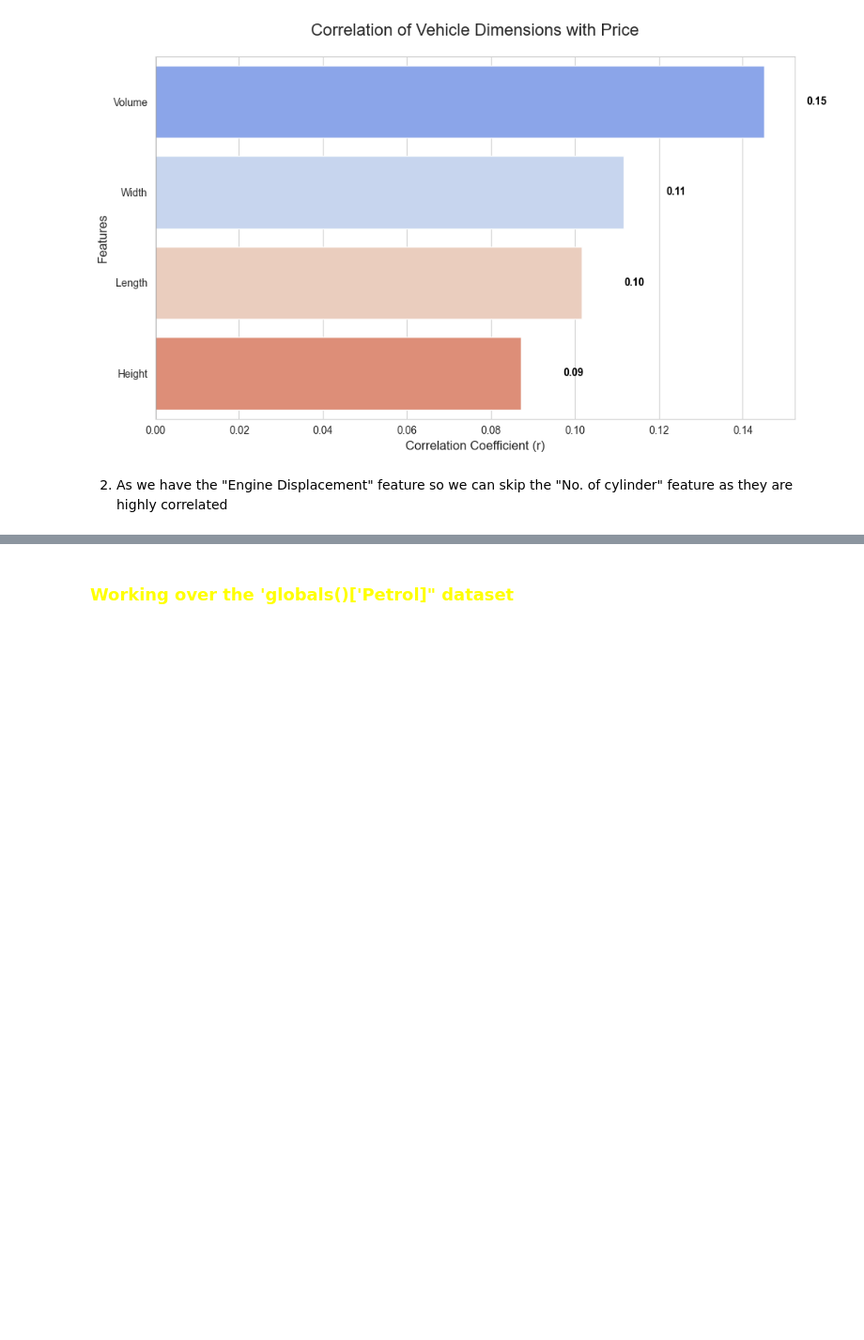
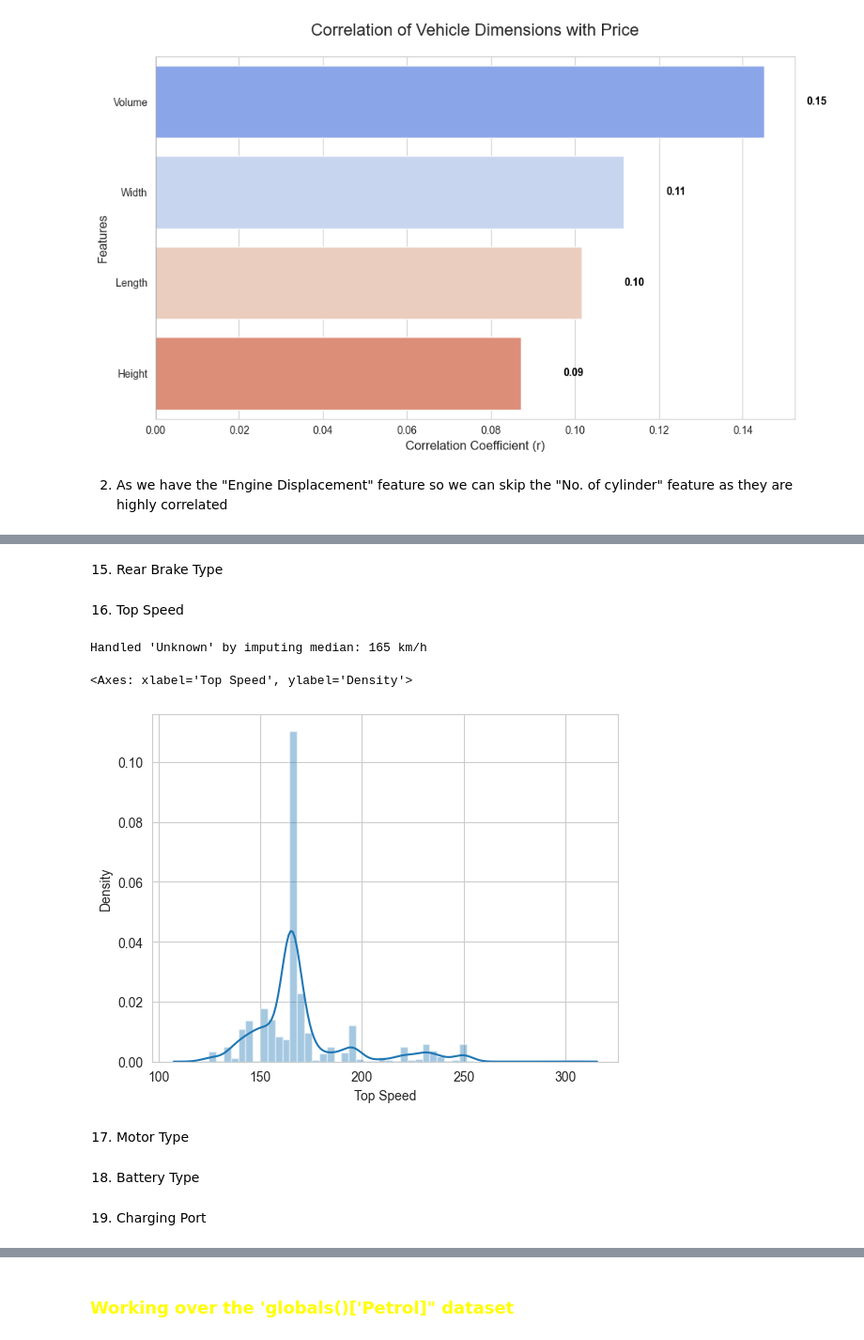
Before and after one commit to SumanGouda/Predict-Car-Price, a Jupyter notebook: web scraping/MUMBAI/feature engineering/cleaning.ipynb, the cells around one changed output, grey strips where cells are left out. Shown at 94% size. Drawn from its saved outputs; the diff is of its cells as text; code cells hidden in the pictures; blank space fills up the shorter version.

```diff
--- a/web scraping/MUMBAI/feature engineering/cleaning.ipynb
+++ b/web scraping/MUMBAI/feature engineering/cleaning.ipynb
@@ -62,0 +243,11 @@ df.drop("No. of Cylinders", axis=1, inplace=True)
+# %%
+column_map = {
+    'Fixed': 0,
+    'Collapsible/Fixed': 0,
+    'Tilt Only': 1,
+    'Tilt and Telescopic': 2,
+    'Power Adjustable': 3
+}
+
+# 2. Apply the mapping to create the cleaned feature
+df['Steering Column'] = df['Steering Column'].map(column_map)
@@ -62,0 +256,41 @@ df.drop("No. of Cylinders", axis=1, inplace=True)
+# %%
+brake_map = {
+    'Solid Disc': 0,
+    'Other': 0,
+    'Ventilated Disc': 1
+}
+df['Front Brake Type'] = df['Front Brake Type'].map(brake_map)
+# %% [markdown]
+15. Rear Brake Type
+# %%
+rear_brake_map = {
+    'Drum': 0,
+    'Solid Disc': 1,
+    'Ventilated Disc': 2
+}
+df['Rear Brake Type'] = df['Rear Brake Type'].map(rear_brake_map)
+# %% [markdown]
+16. Top Speed
+# %%
+# 1. Convert to numeric, turning 'Unknown' into NaN (Not a Number)
+df['Top Speed'] = pd.to_numeric(df['Top Speed'], errors='coerce')
+
+# 2. Calculate the median of the known values
+median_speed = df['Top Speed'].median()
+
+# 3. Fill the 'Unknown' (NaN) values with the median
+df['Top Speed'] = df['Top Speed'].fillna(median_speed)
+
+# 4. Convert to integer type to save space and ensure consistency
+df['Top Speed'] = df['Top Speed'].astype(int)
+
+print(f"Handled 'Unknown' by imputing median: {int(median_speed)} km/h")
+# %% [output]
+Handled 'Unknown' by imputing median: 165 km/h
+# %%
+sns.distplot(df['Top Speed'])
+# %% [output]
+<Axes: xlabel='Top Speed', ylabel='Density'>
+[figure, added]
+# %% [markdown]
+17. Motor Type
@@ -62,0 +306,2 @@ df.drop("No. of Cylinders", axis=1, inplace=True)
+# %% [markdown]
+18. Battery Type
@@ -62,0 +316,2 @@ df.drop("No. of Cylinders", axis=1, inplace=True)
+# %% [markdown]
+19. Charging Port
```
Also changed, not shown: parts of 47 cells of this notebook, 5 other files.
